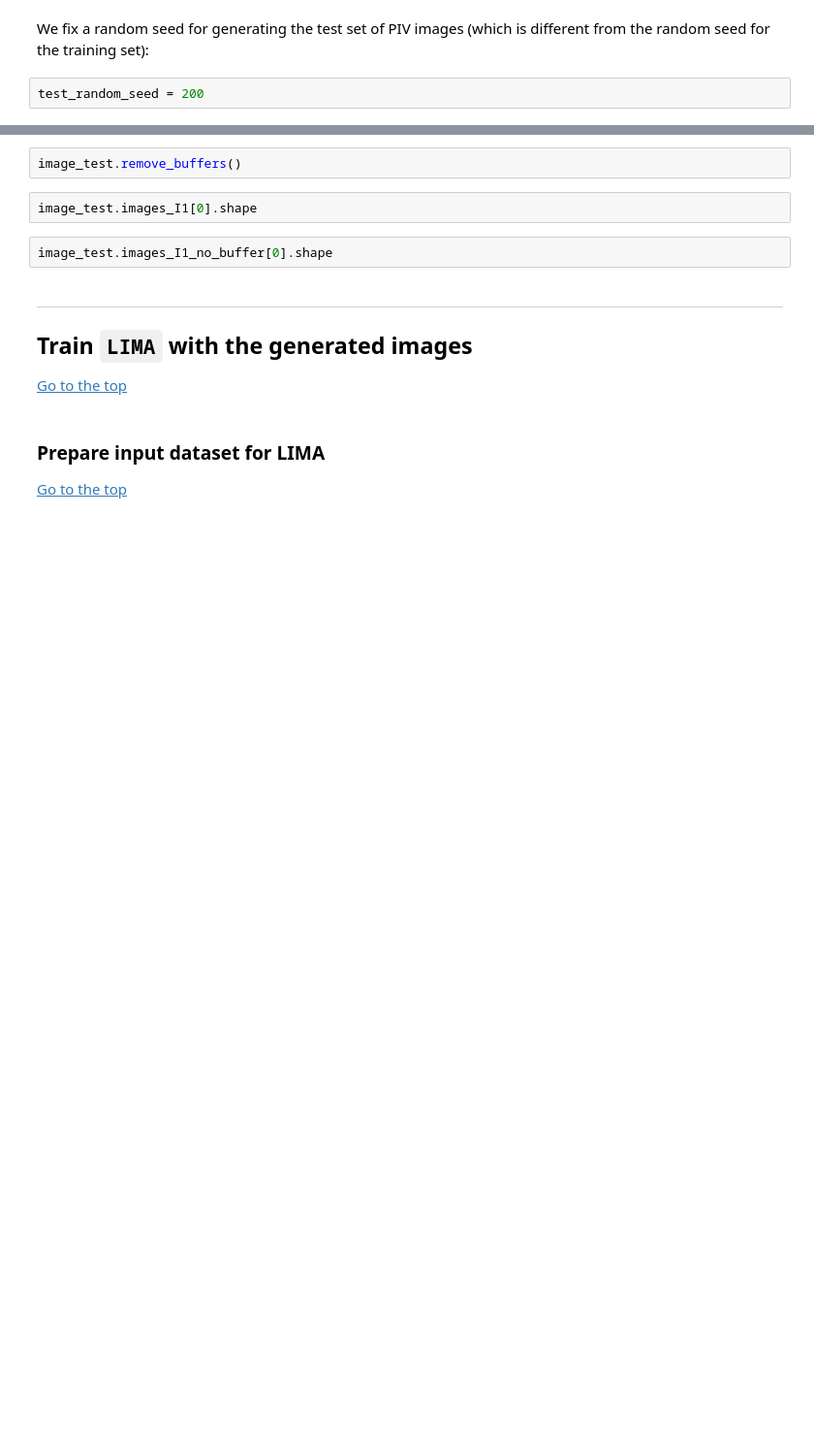
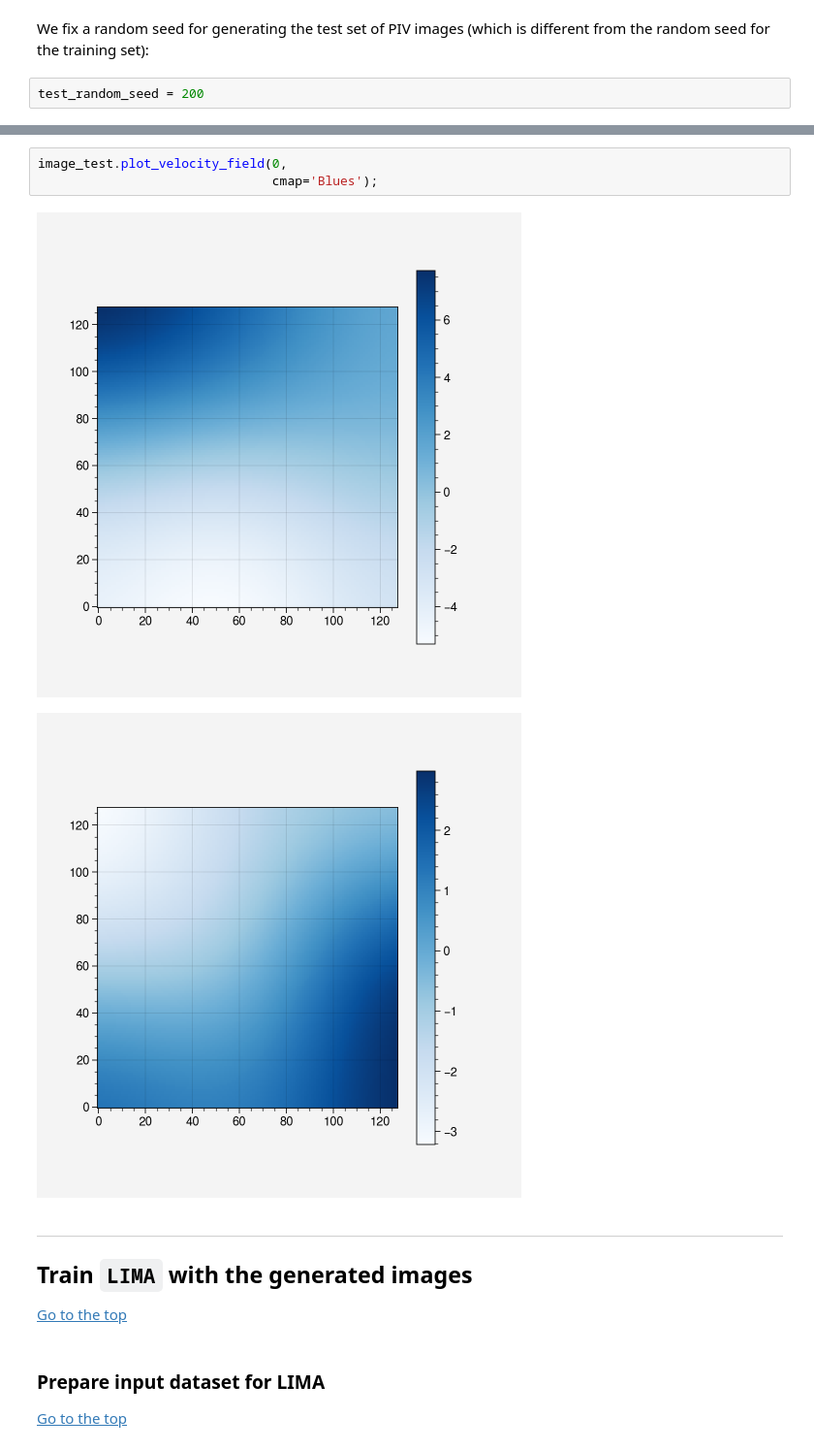
Before and after one commit to kamilazdybal/pykitPIV, a Jupyter notebook: jupyter-notebooks/integration-with-LIMA.ipynb, the cells around one changed output, grey strips where cells are left out. Shown at 97% size. Drawn from its saved outputs; the diff is of its cells as text; blank space fills up the shorter version.

```diff
--- a/jupyter-notebooks/integration-with-LIMA.ipynb
+++ b/jupyter-notebooks/integration-with-LIMA.ipynb
@@ -170,9 +195,9 @@ image_test.plot(0,
-# %%
-image_test.remove_buffers()
-# %%
-image_test.images_I1[0].shape
-# %%
-image_test.images_I1_no_buffer[0].shape
+# %%
+image_test.plot_velocity_field(0,
+                               cmap='Blues');
+# %% [output]
+[figure, added]
+[figure, added]
 # %% [markdown]
 <a id=train-LIMA></a>
 ***
```
Also changed, not shown: parts of 21 cells of this notebook, 1 other file.
